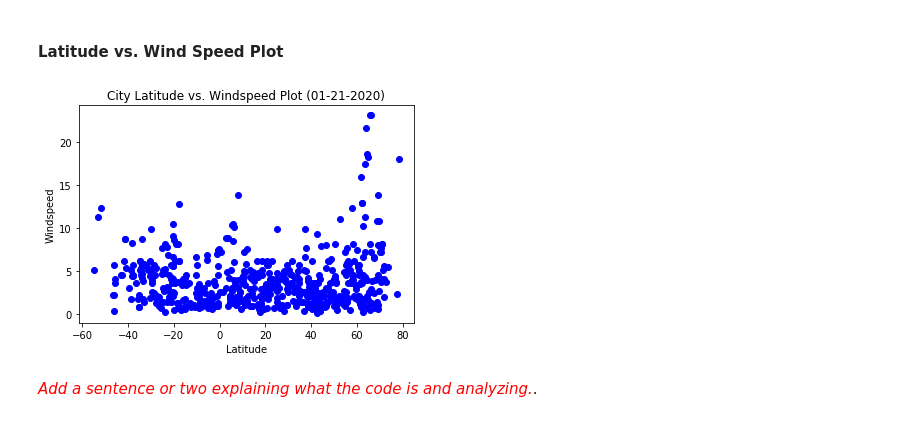
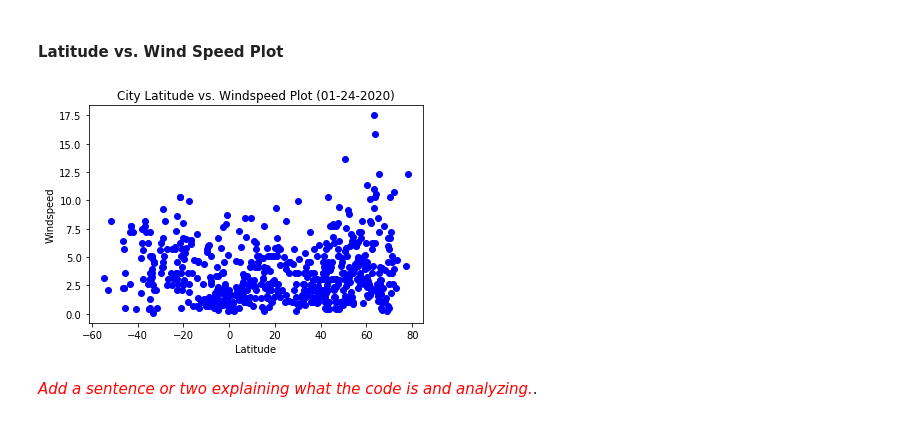
Before and after one commit to kirpatrick/python-api-challenge, a Jupyter notebook: WeatherPy/WeatherPy.ipynb, the cells around one changed output. Cells and saved outputs as stored; diff of their text form; code cells hidden in the pictures.

Commit message:
Added plot functions

```diff
--- a/WeatherPy/WeatherPy.ipynb
+++ b/WeatherPy/WeatherPy.ipynb
@@ -166,3 +132,11 @@ city_weather_data
 ### Plotting the Data
 * Use proper labeling of the plots using plot titles (including date of analysis) and axes labels.
 * Save the plotted figures as .pngs.
+# %%
+# Load in csv file for test purposes
+city_weather_data_csv = './output_data/cities.csv'
+
+
+# Read and display the CSV with Pandas
+city_weather_data = pd.read_csv(city_weather_data_csv)
+city_weather_data.head()
@@ -191,0 +170,4 @@ plt.show()
+# %%
+# Initialize reusable variables for this data set
+lattitude = city_weather_data['lat']
+data_capture_datetime = city_weather_data['unix_dt'][0]
@@ -246,24 +289,24 @@ plt.show()
 # %%
 # Isolate data points to plot
 lattitude = city_weather_data['lat']
 windspeed = city_weather_data['windspeed']
 
 # Plot the lattitude vs tempretature (c) scatter plot
 lattitude_vs_windspeed_scatter = plt.scatter(lattitude, windspeed, marker="o", color="blue")
 
 # Use timestamp for first city returned in dataset
-date_time = datetime.utcfromtimestamp(1579578485).strftime('%m-%d-%Y')
+date_time = datetime.utcfromtimestamp(data_capture_datetime).strftime('%m-%d-%Y')
 
 # Print chart title, x-axis label, and y-axis label
 plt.title(f"City Latitude vs. Windspeed Plot ({date_time})")
 plt.xlabel("Latitude")
 plt.ylabel("Windspeed")
 
 # Save the plot and display it
-plt.savefig("../output_data/lattitude_vs_windspeed_scatter.png")
+plt.savefig("./output_data/lattitude_vs_windspeed_scatter.png")
 plt.show()
 # %% [output]
-[figure, old version]
+[figure, new version]
 # %% [markdown]
 <span style="color:red">*Add a sentence or two explaining what the code is and analyzing.*</span>.
 # %% [markdown]
```
Also changed, not shown: parts of 18 cells of this notebook, 6 other files.
